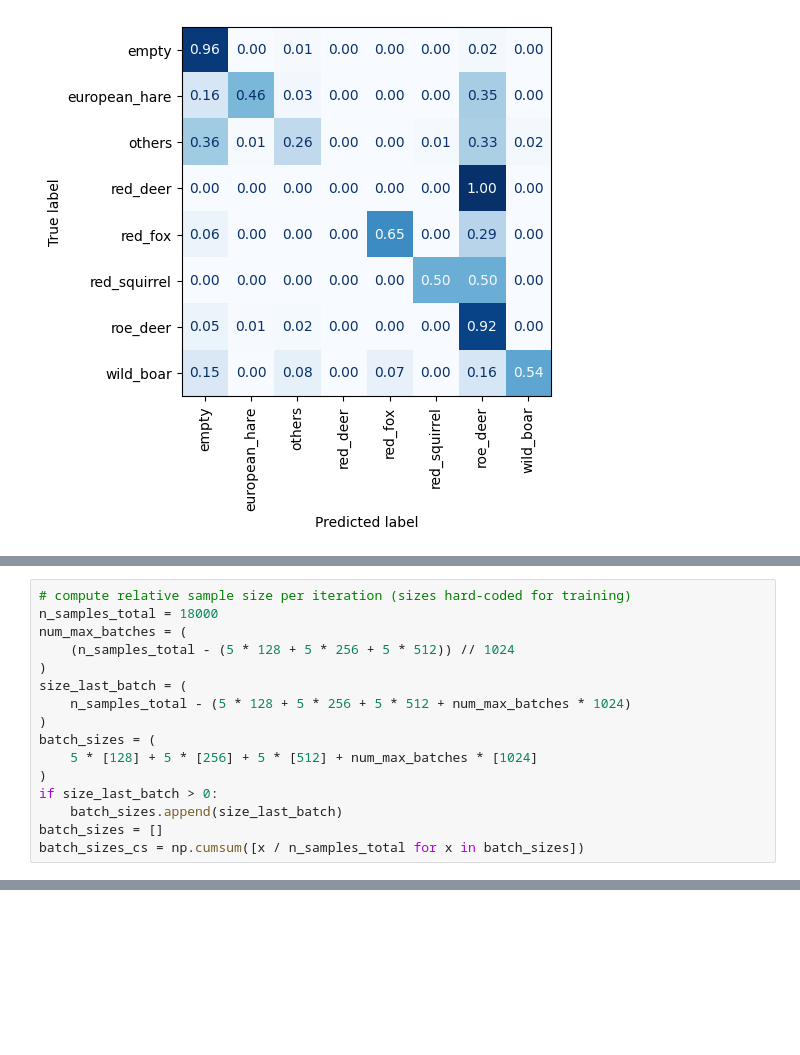
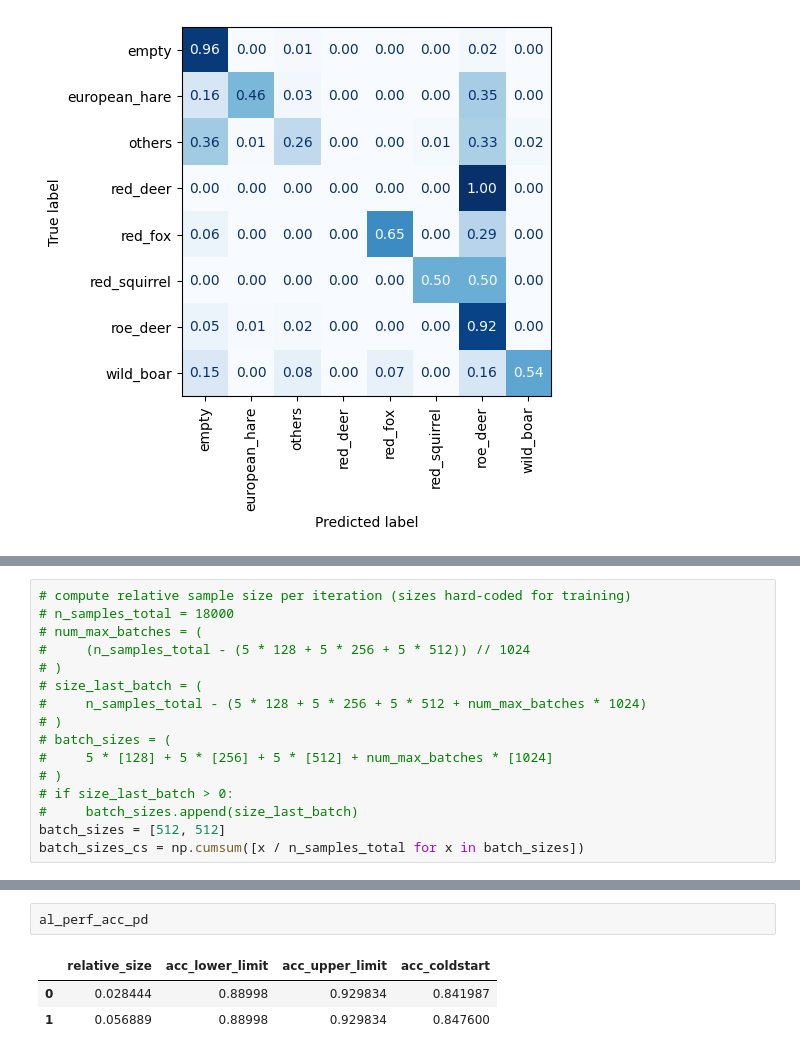
Before and after one commit to slds-lmu/wildlife-experiments, a Jupyter notebook: results_light.ipynb, the cells around one changed output, grey strips where cells are left out. Drawn from its saved outputs; the diff is of its cells as text; blank space fills up the shorter version.

```diff
--- a/results_light.ipynb
+++ b/results_light.ipynb
@@ -385,16 +378,0 @@ ITERATIONS
-# %%
-# compute relative sample size per iteration (sizes hard-coded for training)
-n_samples_total = 18000
-num_max_batches = (
-    (n_samples_total - (5 * 128 + 5 * 256 + 5 * 512)) // 1024
-)
-size_last_batch = (
-    n_samples_total - (5 * 128 + 5 * 256 + 5 * 512 + num_max_batches * 1024)
-)
-batch_sizes = (
-    5 * [128] + 5 * [256] + 5 * [512] + num_max_batches * [1024]
-)
-if size_last_batch > 0:
-    batch_sizes.append(size_last_batch)
-batch_sizes = []
-batch_sizes_cs = np.cumsum([x / n_samples_total for x in batch_sizes])
@@ -482,0 +385,16 @@ plt.legend(
+# %%
+# compute relative sample size per iteration (sizes hard-coded for training)
+# n_samples_total = 18000
+# num_max_batches = (
+#     (n_samples_total - (5 * 128 + 5 * 256 + 5 * 512)) // 1024
+# )
+# size_last_batch = (
+#     n_samples_total - (5 * 128 + 5 * 256 + 5 * 512 + num_max_batches * 1024)
+# )
+# batch_sizes = (
+#     5 * [128] + 5 * [256] + 5 * [512] + num_max_batches * [1024]
+# )
+# if size_last_batch > 0:
+#     batch_sizes.append(size_last_batch)
+batch_sizes = [512, 512]
+batch_sizes_cs = np.cumsum([x / n_samples_total for x in batch_sizes])
@@ -482,0 +446,6 @@ plt.legend(
+# %%
+al_perf_acc_pd
+# %% [output]
+|  | relative_size | acc_lower_limit | acc_upper_limit | acc_coldstart |
+| 0 | 0.028444 | 0.88998 | 0.929834 | 0.841987 |
+| 1 | 0.056889 | 0.88998 | 0.929834 | 0.847600 |
```
Also changed, not shown: parts of 17 cells of this notebook, 1 other file.
